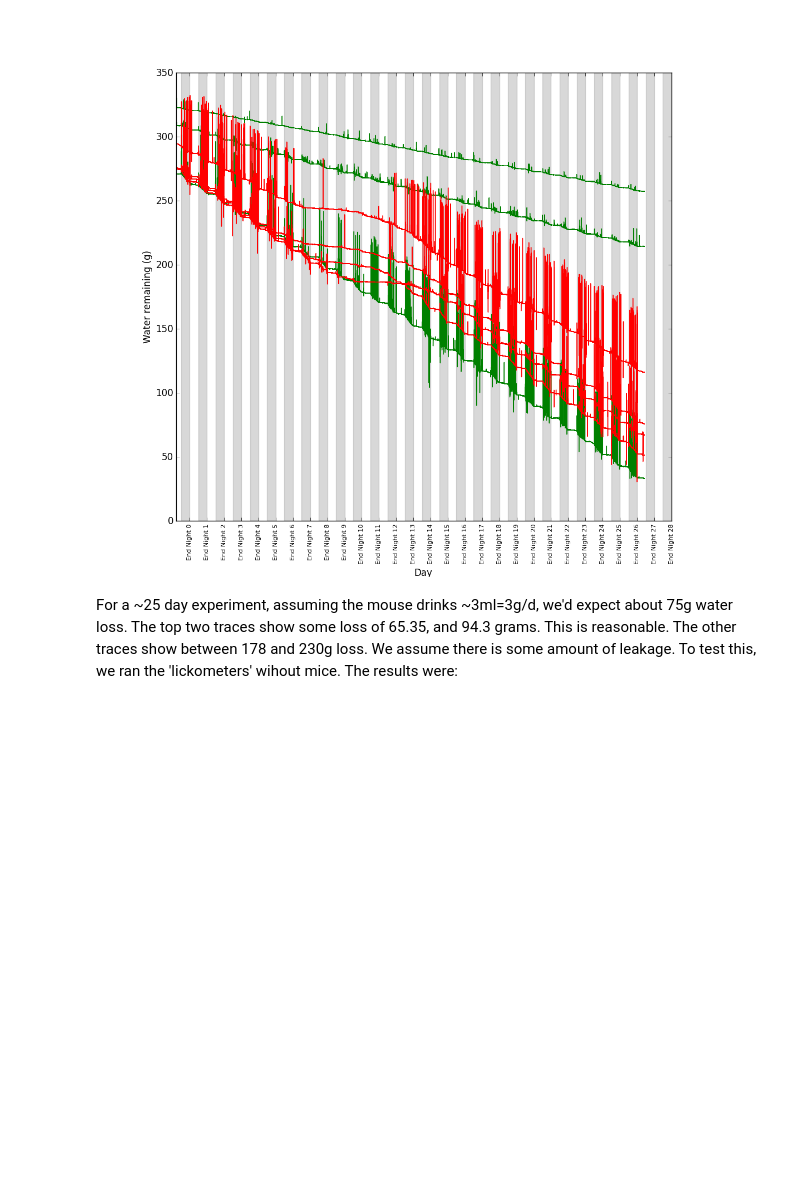
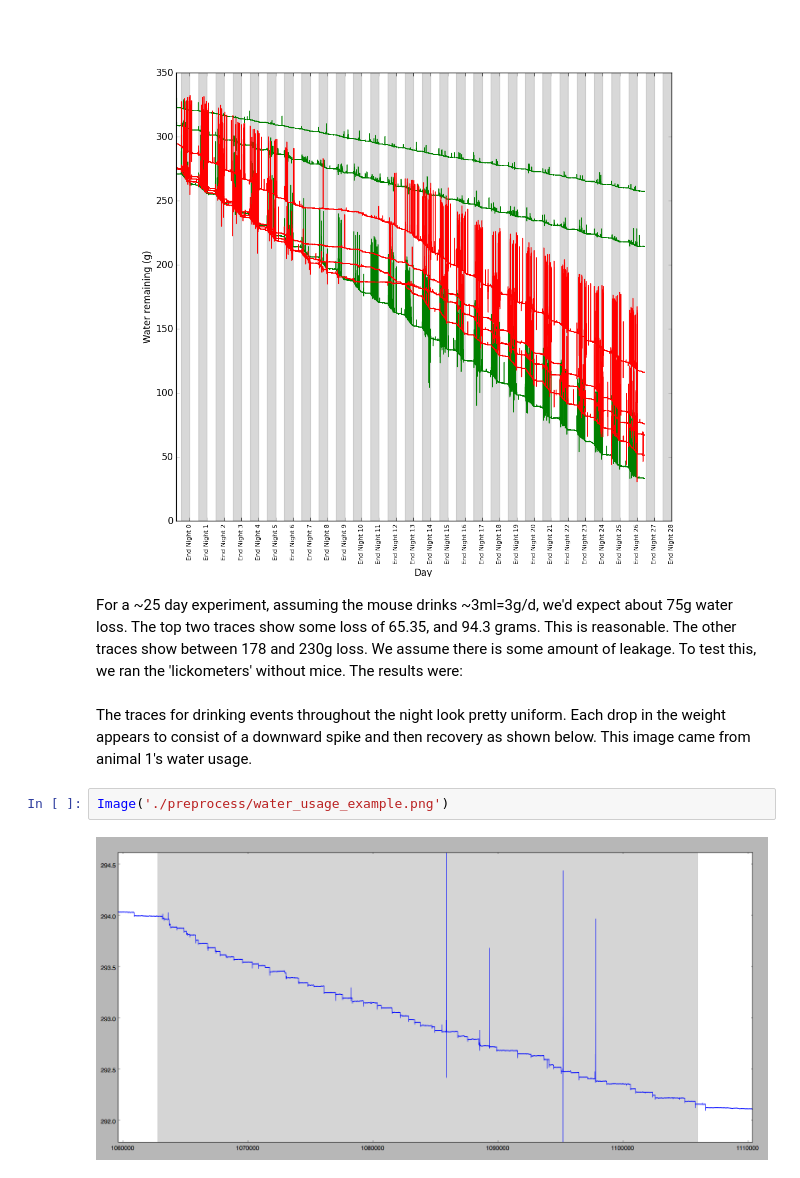
Before and after one commit to wdwvt1/bcp, a Jupyter notebook: ipynbs/drinking.ipynb, the cells around one changed output. Cells and saved outputs as stored; diff of their text form; blank space fills up the shorter version.

```diff
--- a/ipynbs/preprocess.ipynb
+++ b/ipynbs/drinking.ipynb
@@ -19,4 +19,10 @@ Image('./preprocess/water_usage_exp1.png')
 # %% [output]
 [figure]
 # %% [markdown]
-For a ~25 day experiment, assuming the mouse drinks ~3ml=3g/d, we'd expect about 75g water loss. The top two traces show some loss of 65.35, and 94.3 grams. This is reasonable. The other traces show between 178 and 230g loss. We assume there is some amount of leakage. To test this, we ran the 'lickometers' wihout mice. The results were:
+For a ~25 day experiment, assuming the mouse drinks ~3ml=3g/d, we'd expect about 75g water loss. The top two traces show some loss of 65.35, and 94.3 grams. This is reasonable. The other traces show between 178 and 230g loss. We assume there is some amount of leakage. To test this, we ran the 'lickometers' without mice. The results were:
+# %% [markdown]
+The traces for drinking events throughout the night look pretty uniform. Each drop in the weight appears to consist of a downward spike and then recovery as shown below. This image came from animal 1's water usage.
+# %%
+Image('./preprocess/water_usage_example.png')
+# %% [output]
+[figure, added]
```
Also changed, not shown: parts of 1 cell of this notebook, 7 other files.
